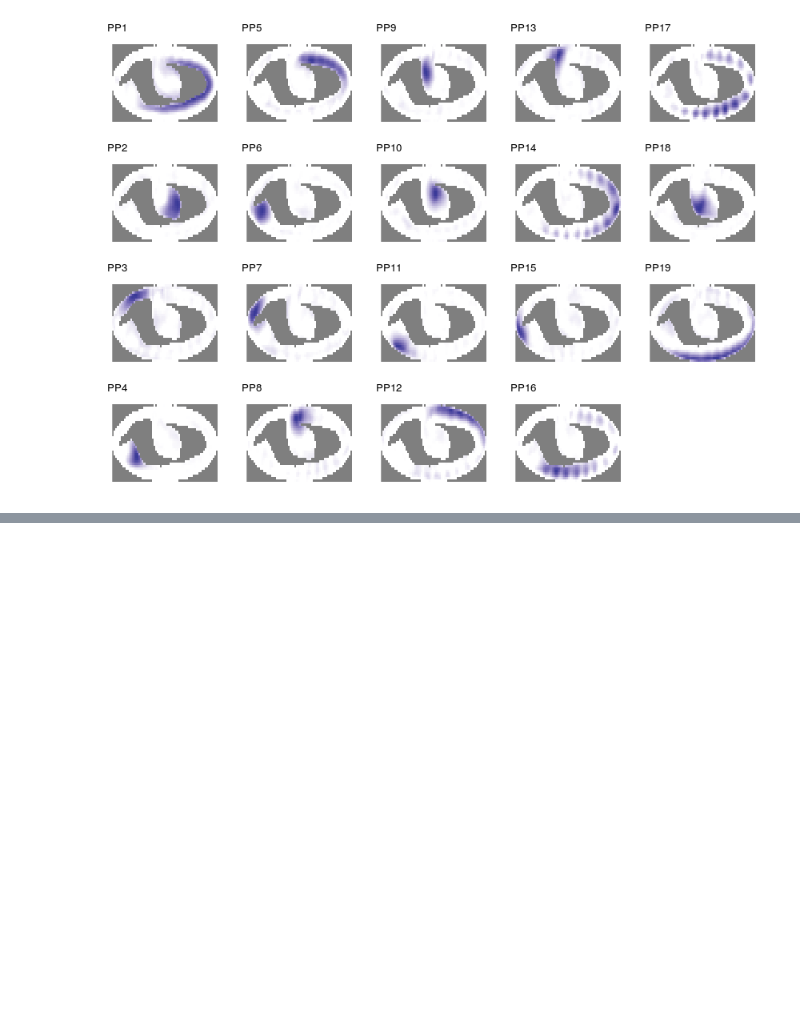
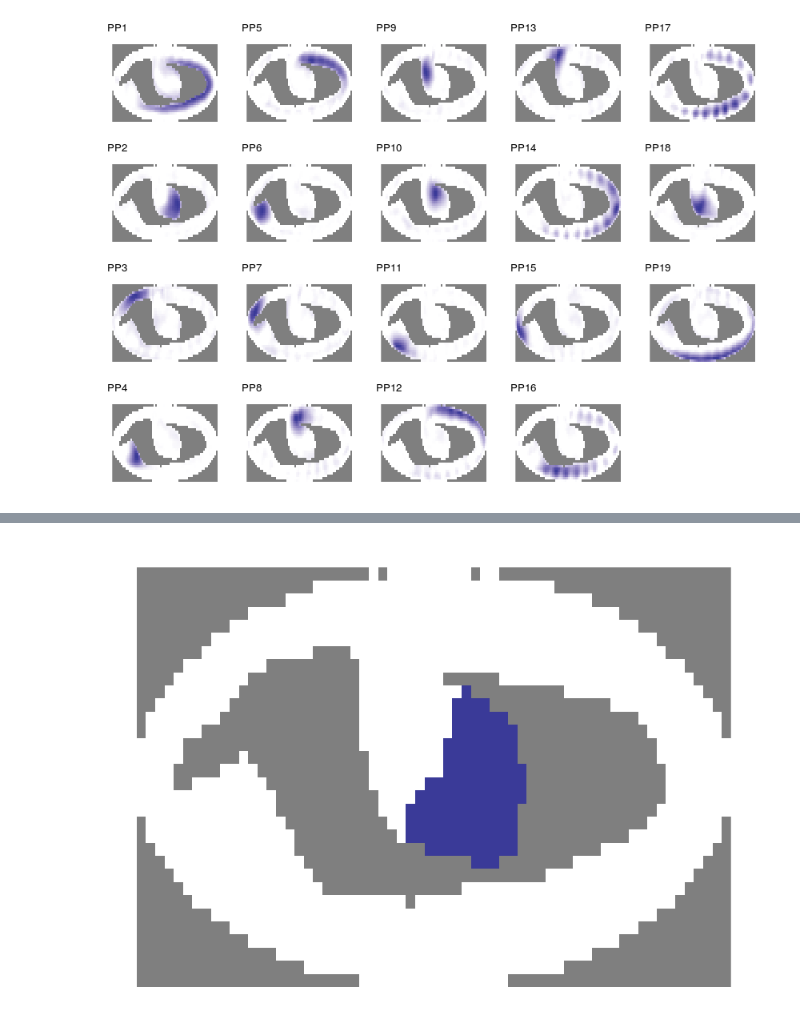
Before and after one commit to Runjing-Liu120/drosophila_late_stage_analysis, a Jupyter notebook: process_results/read_staNMF_results.ipynb, the cells around one changed output, grey strips where cells are left out. Saved outputs shown, nothing was run; the diff lists cells and outputs as text; code cells hidden in the pictures; blank space fills up the shorter version.

```diff
--- a/process_results/read_staNMF_results.ipynb
+++ b/process_results/read_staNMF_results.ipynb
@@ -123,0 +164,6 @@ read.csv('../scripts/staNMFDicts/K=19/alpha_99.Rdata')[-1]
+# %%
+thresh.y <- quantile(dict[, 2], 0.9)
+# %%
+plotImg(dict[, 2] > thresh.y, late$template, FALSE)
+# %% [output]
+[figure, added]
```
Also changed, not shown: parts of 21 cells of this notebook, 1 other file.
